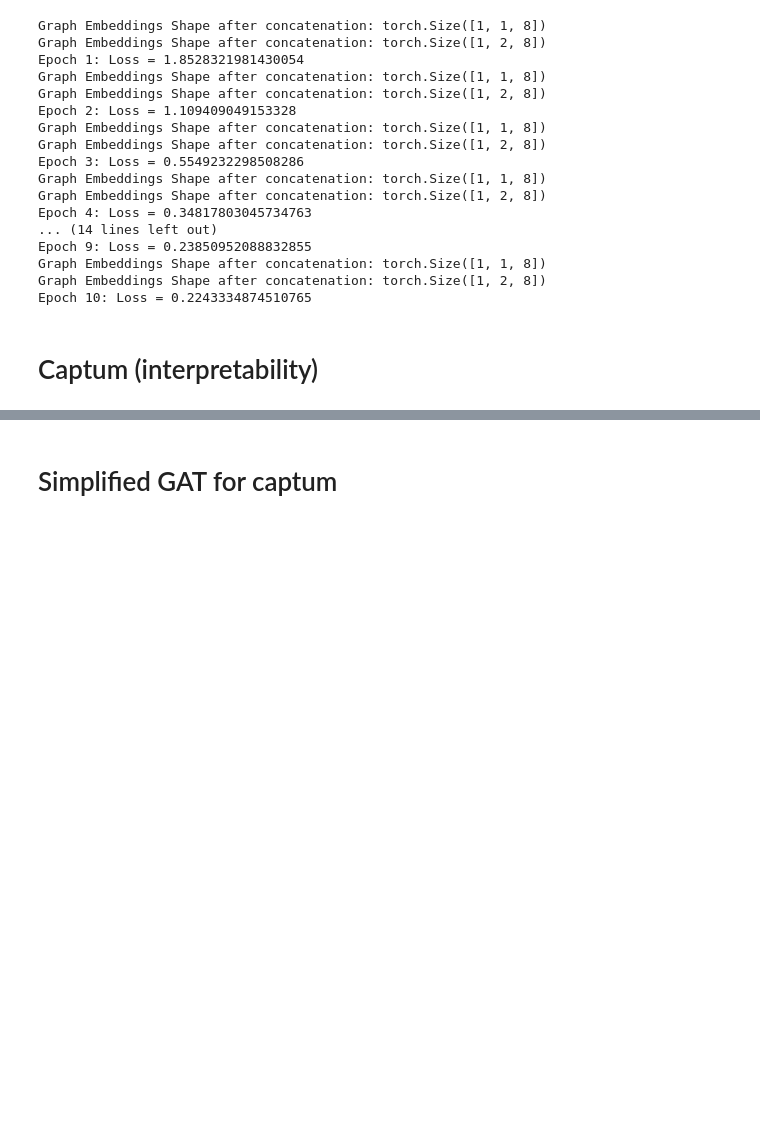
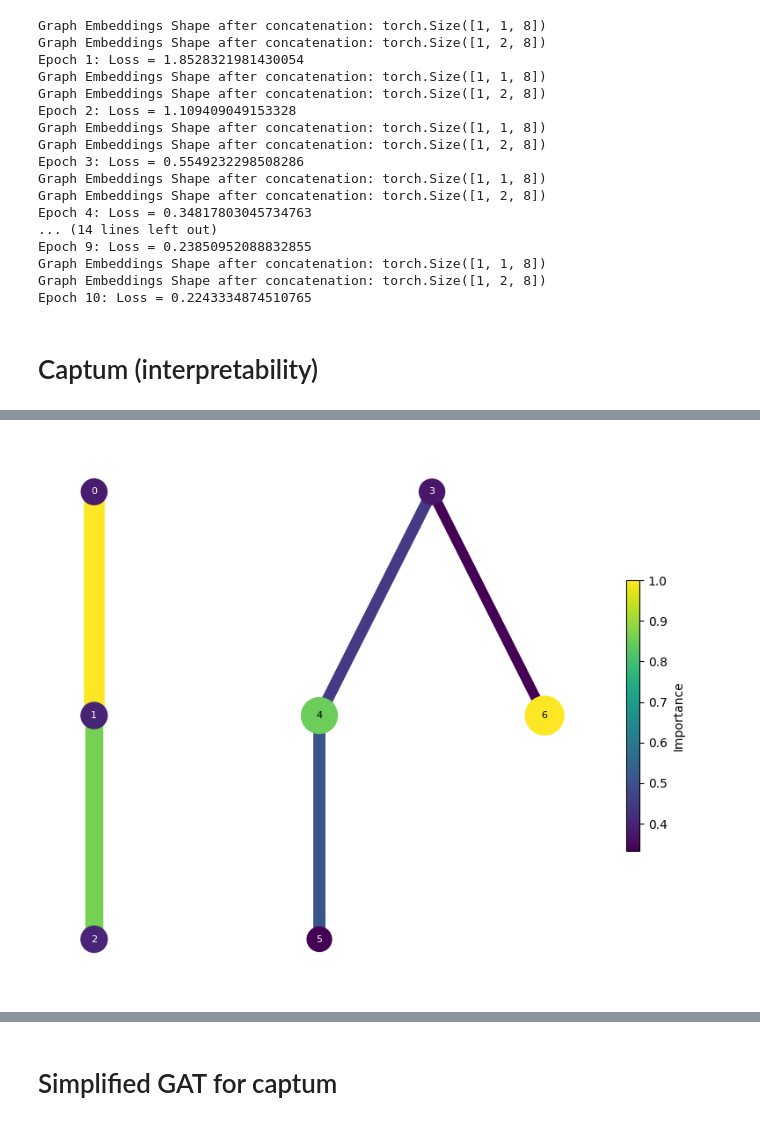
Before and after one commit to Foxicution/masters-thesis, a Jupyter notebook: mt/notebooks/simple_GAT.ipynb, the cells around one changed output, grey strips where cells are left out. Cells and saved outputs as stored; diff of their text form; code cells hidden in the pictures; blank space fills up the shorter version.

```diff
--- a/mt/notebooks/simple_GAT.ipynb
+++ b/mt/notebooks/simple_GAT.ipynb
@@ -331,23 +331,25 @@ class TransformerGATModel(nn.Module):
         x = torch.sum(x * attention_weights.unsqueeze(-1), dim=0)  # Shape: (hidden_channels,)
 
         # Optional: Pass through transformer for further processing
-        x = x.unsqueeze(0)  # Add batch dimension
-        x = self.transformer_encoder(x)
-        x = x.squeeze(0)  # Remove batch dimension
+        # x = x.unsqueeze(0)  # Add batch dimension
+        # x = self.transformer_encoder(x)
+        # x = x.squeeze(0)  # Remove batch dimension
 
         return self.regressor(x)
 # %%
 from torch_geometric.data import Batch
 
-model = TransformerGATModel(in_channels=4, hidden_channels=8, out_channels=1).to(device)
+model = TransformerGATModel(in_channels=1, hidden_channels=8, out_channels=1).to(device)
 
 optimizer = torch.optim.Adam(model.parameters(), lr=0.01)
+# scheduler = torch.optim.lr_scheduler.StepLR(optimizer, step_size=30, gamma=0.1)
 criterion = nn.MSELoss()
 
 # Assuming batch_1 and batch_2 are prepared and available
 batches = [batch_1, batch_2]
 targets = targets.to(device)
 
+model.train()
 for epoch in range(1000):  # Example: 10 epochs
     total_loss = 0
     for batch_graphs, target in zip(batches, targets):
@@ -364,6 +366,7 @@ for epoch in range(1000):  # Example: 10 epochs
 
         loss.backward()
         optimizer.step()
+        # scheduler.step()
 
         total_loss += loss.item()
 
@@ -426,0 +411,5 @@ TypeError: abs(): argument 'input' (position 1) must be Tensor, not NoneType
+# %%
+batched_data = Batch.from_data_list(batch_2).to(device)
+x, edge_index, batch = batched_data.x, batched_data.edge_index, batched_data.batch
+explanation = explainer(batched_data.x, batched_data.edge_index, batch=batch)
+explanation
@@ -426,0 +432,59 @@ TypeError: abs(): argument 'input' (position 1) must be Tensor, not NoneType
+# %%
+import matplotlib.pyplot as plt
+import matplotlib.colors as mcolors
+import networkx as nx
+import numpy as np
+
+# Assuming 'edge_index', 'explanation["node_mask"]', and 'explanation["edge_mask"]' are correctly defined
+G = nx.Graph()
+edge_index_np = edge_index.cpu().numpy()
+for source, target in edge_index_np.T:
+    G.add_edge(int(source), int(target))
+
+# Normalize node and edge importance scores for visualization
+node_importance = explanation["node_mask"].cpu().numpy()
+edge_importance = explanation["edge_mask"].cpu().numpy()
+node_importance_normalized = node_importance / node_importance.max()
+edge_importance_normalized = edge_importance / edge_importance.max()
+
+# Define the colormap and normalization
+cmap = plt.cm.viridis
+norm_node = mcolors.Normalize(vmin=node_importance_normalized.min(), vmax=node_importance_normalized.max())
+norm_edge = mcolors.Normalize(vmin=edge_importance_normalized.min(), vmax=edge_importance_normalized.max())
+
+fig, ax = plt.subplots(figsize=(10, 8))
+
+# Use PyGraphviz to find the tree layout
+pos = nx.nx_agraph.graphviz_layout(G, prog='dot')
+
+# Node sizes and colors based on importance
+node_sizes = 100 + 900 * node_importance_normalized
+node_colors = [cmap(norm_node(value)) for value in node_importance_normalized]
+
+# Apply a power transformation to increase variation in edge widths
+edge_widths = 1 + np.power(edge_importance_normalized * 2, 4)  # Adjust the exponent as needed
+
+# Draw nodes
+nx.draw_networkx_nodes(G, pos, node_size=node_sizes, node_color=node_colors, ax=ax)
+
+# Draw edges with colors and widths based on their importance
+edges = edge_index_np.T
+edge_colors = [cmap(norm_edge(edge_importance_normalized[i])) for i in range(len(edges))]
+nx.draw_networkx_edges(G, pos, edgelist=edges, width=edge_widths, edge_color=edge_colors, ax=ax)
+
+# Draw node labels with contrasting colors for readability
+for node, (x, y) in pos.items():
+    label_color = 'white' if np.mean(node_colors[node]) < 0.5 else 'black'
+    plt.text(x, y, str(node), ha='center', va='center', color=label_color, fontsize=8)
+
+plt.axis('off')
+
+# Add colorbar as a legend for node and edge importance
+sm = plt.cm.ScalarMappable(cmap=cmap, norm=norm_node)
+sm.set_array([])
+cbar = plt.colorbar(sm, ax=ax, orientation='vertical', shrink=0.5)
+cbar.set_label('Importance')
+
+plt.show()
+# %% [output]
+[figure, added]
```
Also changed, not shown: parts of 15 cells of this notebook.
